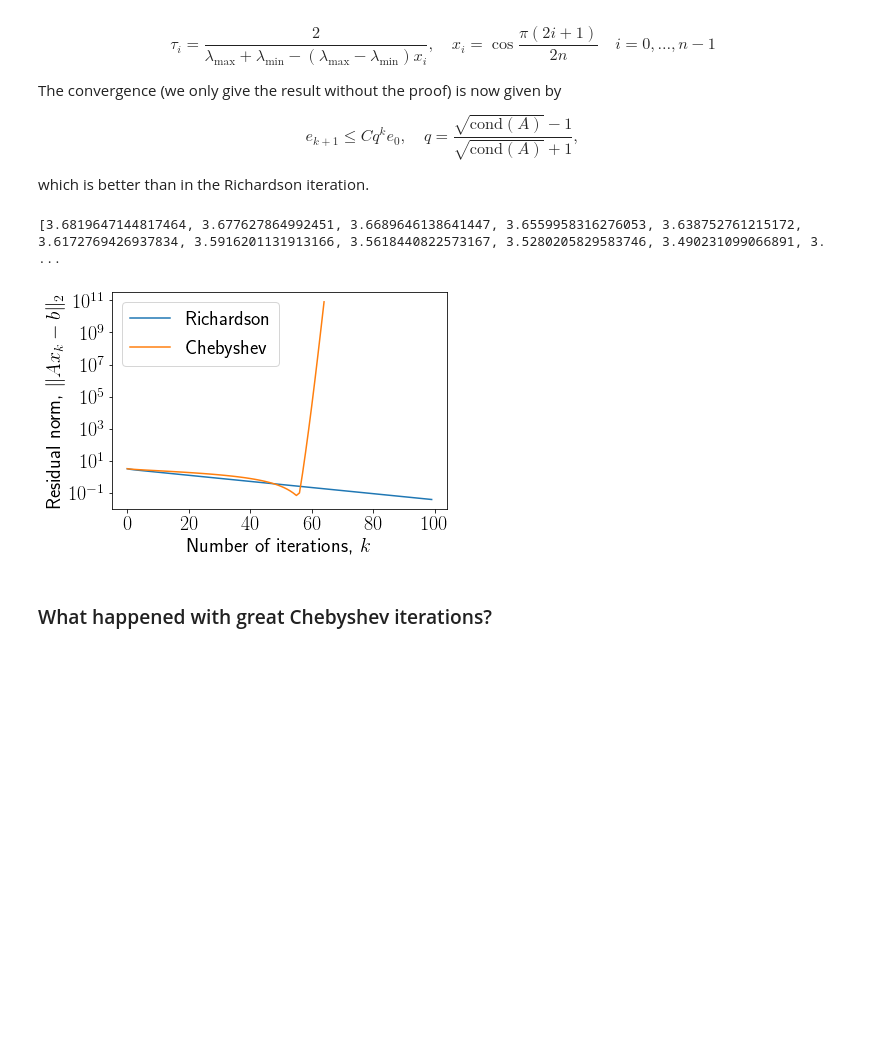
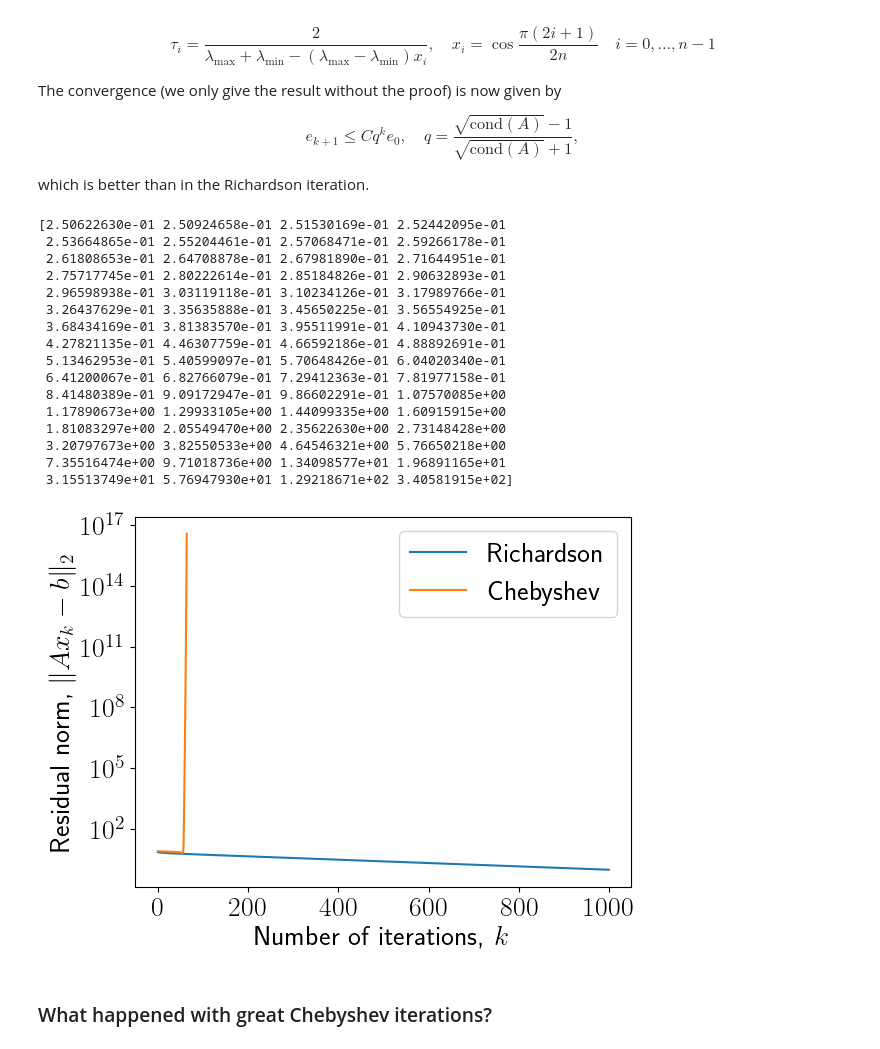
Before and after one commit to oseledets/nla2022, a Jupyter notebook: lectures/lecture-14/lecture-14.ipynb, the cells around one changed output. Cells and saved outputs as stored; diff of their text form; code cells hidden in the pictures; blank space fills up the shorter version.

```diff
--- a/lectures/lecture-14/lecture-14.ipynb
+++ b/lectures/lecture-14/lecture-14.ipynb
@@ -114,7 +114,7 @@ import scipy.sparse
 import scipy.sparse.linalg as spla
 import scipy
 from scipy.sparse import csc_matrix
-n = 10
+n = 50
 ex = np.ones(n);
 A = sp.sparse.spdiags(np.vstack((-ex,  2*ex, -ex)), [-1, 0, 1], n, n, 'csr');
 rhs = np.ones(n)
@@ -128,7 +128,7 @@ tau_opt = 2.0/(lam_max + lam_min)
 fig, ax = plt.subplots()
 plt.close(fig)
 
-niters = 100
+niters = 1000
 x = np.zeros(n)
 res_richardson = []
 for i in range(niters):
@@ -144,6 +144,6 @@ plt.yticks(fontsize=20)
 print("Maximum eigenvalue = {}, minimum eigenvalue = {}".format(lam_max, lam_min))
 cond_number = lam_max.real / lam_min.real
 print("Condition number = {}".format(cond_number))
-print(np.array(res_richardson)[1:] / np.array(res_richardson)[:-1])
+#print(np.array(res_richardson)[1:] / np.array(res_richardson)[:-1])
 print("Theoretical factor: {}".format((cond_number - 1) / (cond_number + 1)))
 # %% [output]
@@ -366,38 +349,56 @@ which is better than in the Richardson iteration.
 # %%
 import numpy as np
 import matplotlib.pyplot as plt
+
+n = 64
+ex = np.ones(n);
 
 A = sp.sparse.spdiags(np.vstack((-ex,  2*ex, -ex)), [-1, 0, 1], n, n, 'csr');
 rhs = np.ones(n)
 ev1, vec = spla.eigsh(A, k=2, which='LA')
 ev2, vec = spla.eigsh(A, k=2, which='SA')
 lam_max = ev1[0]
 lam_min = ev2[0]
 
 niters = 64
 roots = [np.cos((np.pi * (2 * i + 1)) / (2 * niters)) for i in range(niters)]
 taus = [(lam_max + lam_min - (lam_min - lam_max) * r) / 2 for r in roots]
 x = np.zeros(n)
 r = A.dot(x) - rhs
 res_cheb = [np.linalg.norm(r)]
 
-print(taus)
+print(1/np.array(taus))
 
 for i in range(niters):
     x = x - 1.0 / taus[i] * r
     r = A.dot(x) - rhs
     res_cheb.append(np.linalg.norm(r))
 
 plt.semilogy(res_richardson, label="Richardson")
 plt.semilogy(res_cheb, label="Chebyshev")
 plt.legend(fontsize=20)
 plt.xlabel("Number of iterations, $k$", fontsize=20)
 plt.ylabel("Residual norm, $\|Ax_k - b\|_2$", fontsize=20)
 plt.xticks(fontsize=20)
 _ = plt.yticks(fontsize=20)
 # %% [output]
-[3.6819647144817464, 3.677627864992451, 3.6689646138641447, 3.6559958316276053, 3.638752761215172, 3.6172769426937834, 3.5916201131913166, 3.5618440822573167, 3.5280205829583746, 3.490231099066891, 3. ...
+[2.50622630e-01 2.50924658e-01 2.51530169e-01 2.52442095e-01
+ 2.53664865e-01 2.55204461e-01 2.57068471e-01 2.59266178e-01
+ 2.61808653e-01 2.64708878e-01 2.67981890e-01 2.71644951e-01
+ 2.75717745e-01 2.80222614e-01 2.85184826e-01 2.90632893e-01
+ 2.96598938e-01 3.03119118e-01 3.10234126e-01 3.17989766e-01
+ 3.26437629e-01 3.35635888e-01 3.45650225e-01 3.56554925e-01
+ 3.68434169e-01 3.81383570e-01 3.95511991e-01 4.10943730e-01
+ 4.27821135e-01 4.46307759e-01 4.66592186e-01 4.88892691e-01
+ 5.13462953e-01 5.40599097e-01 5.70648426e-01 6.04020340e-01
+ 6.41200067e-01 6.82766079e-01 7.29412363e-01 7.81977158e-01
+ 8.41480389e-01 9.09172947e-01 9.86602291e-01 1.07570085e+00
+ 1.17890673e+00 1.29933105e+00 1.44099335e+00 1.60915915e+00
+ 1.81083297e+00 2.05549470e+00 2.35622630e+00 2.73148428e+00
+ 3.20797673e+00 3.82550533e+00 4.64546321e+00 5.76650218e+00
+ 7.35516474e+00 9.71018736e+00 1.34098577e+01 1.96891165e+01
+ 3.15513749e+01 5.76947930e+01 1.29218671e+02 3.40581915e+02]
-[figure, old version]
+[figure, new version]
 # %% [markdown]
 ### What happened with great Chebyshev iterations?
 # %%
```
Also changed, not shown: parts of 5 cells of this notebook, 4 other files.
